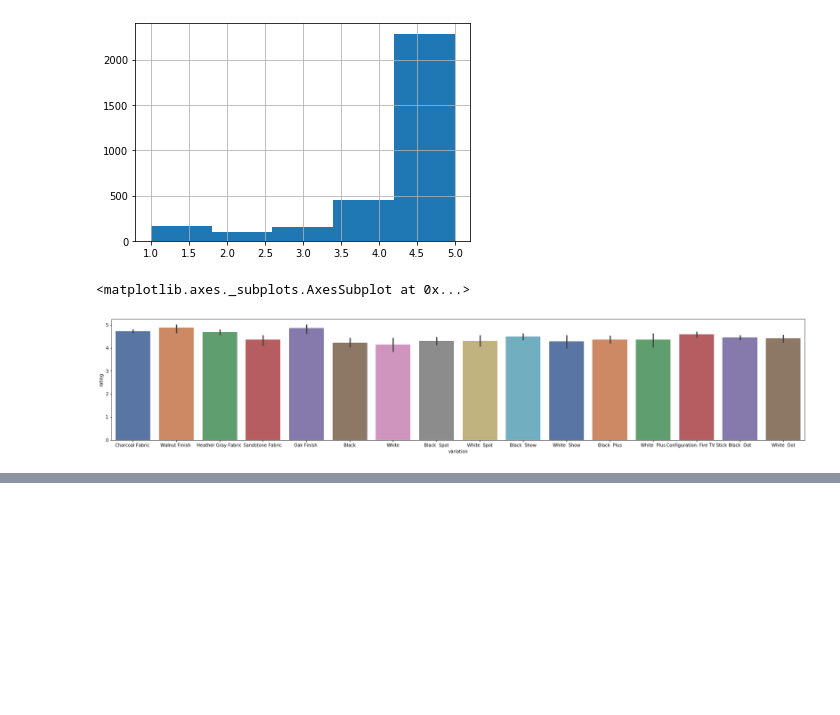
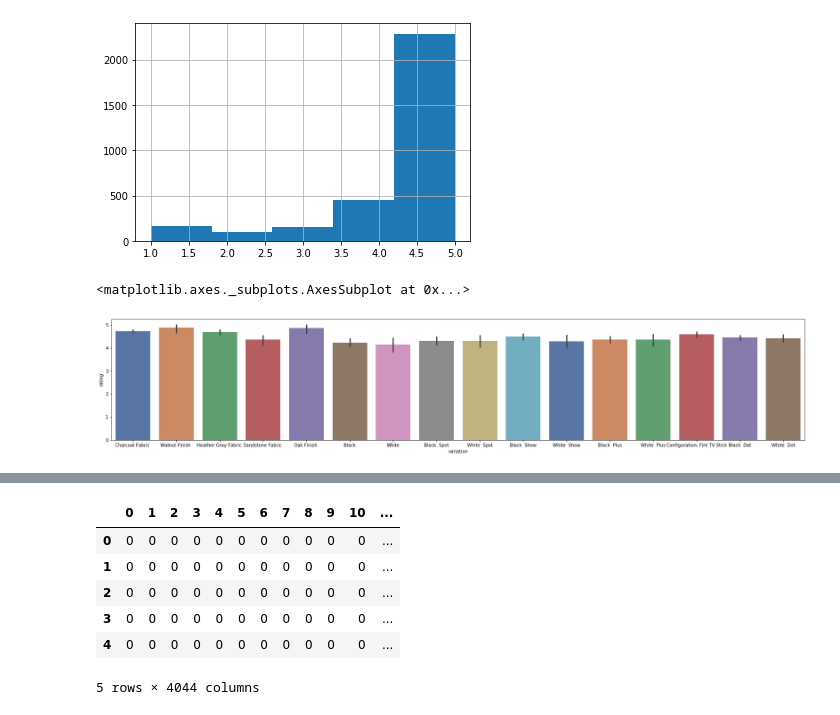
Before and after one commit to marcelounb/DeepLearning, a Jupyter notebook: Projeto5_texto_analise_sentimentos.ipynb, the cells around one changed output, grey strips where cells are left out. Cells and saved outputs as stored; diff of their text form; code cells hidden in the pictures; blank space fills up the shorter version.

```diff
--- a/Projeto5_texto_analise_sentimentos.ipynb
+++ b/Projeto5_texto_analise_sentimentos.ipynb
@@ -79,0 +148,2 @@ sns.barplot(x = 'variation', y='rating', data = df_alexa, palette='deep')
+# %%
+df_alexa = pd.concat([df_alexa, variation_dummies], axis = 1)
@@ -79,0 +184,5 @@ sns.barplot(x = 'variation', y='rating', data = df_alexa, palette='deep')
+# %%
+from sklearn.feature_extraction.text import CountVectorizer
+vectorizer = CountVectorizer()
+# %%
+alexa_countvectorizer = vectorizer.fit_transform(df_alexa['verified_reviews'])
@@ -79,0 +226,10 @@ sns.barplot(x = 'variation', y='rating', data = df_alexa, palette='deep')
+# %%
+reviews.head()
+# %% [output]
+|  | 0 | 1 | 2 | 3 | 4 | 5 | 6 | 7 | 8 | 9 | 10 | ... |
+| 0 | 0 | 0 | 0 | 0 | 0 | 0 | 0 | 0 | 0 | 0 | 0 | ... |
+| 1 | 0 | 0 | 0 | 0 | 0 | 0 | 0 | 0 | 0 | 0 | 0 | ... |
+| 2 | 0 | 0 | 0 | 0 | 0 | 0 | 0 | 0 | 0 | 0 | 0 | ... |
+| 3 | 0 | 0 | 0 | 0 | 0 | 0 | 0 | 0 | 0 | 0 | 0 | ... |
+| 4 | 0 | 0 | 0 | 0 | 0 | 0 | 0 | 0 | 0 | 0 | 0 | ... |
+5 rows × 4044 columns
```
Also changed, not shown: parts of 42 cells of this notebook.
